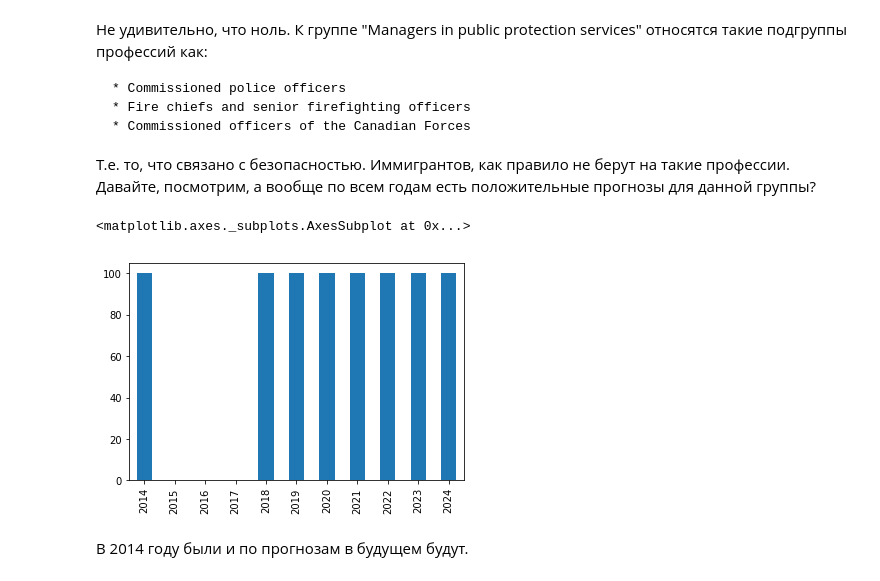
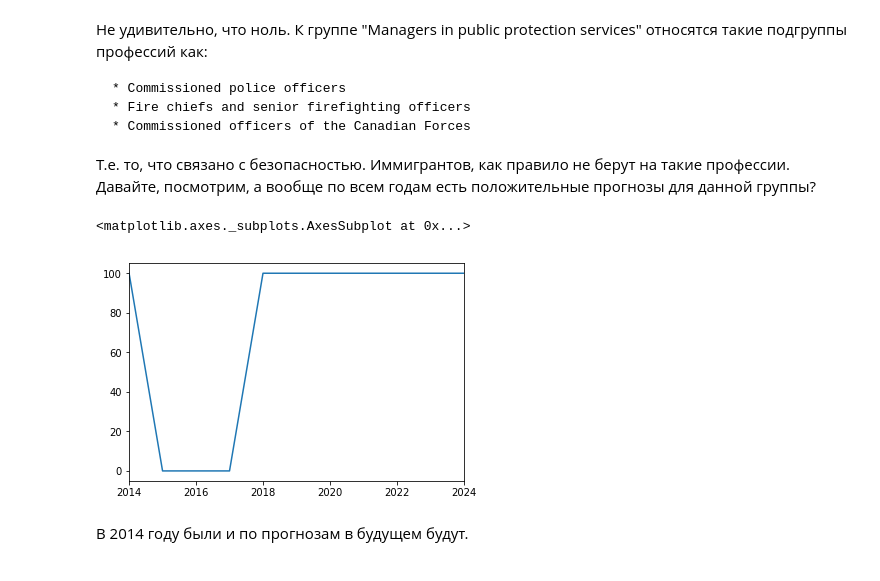
Before and after one commit to livestalker-archive/python-17, a Jupyter notebook: hw8/hw8.ipynb, the cells around one changed output. Cells and saved outputs as stored; diff of their text form; code cells hidden in the pictures.

```diff
--- a/hw8/hw8.ipynb
+++ b/hw8/hw8.ipynb
@@ -118,10 +143,10 @@ data[year][ix_min]
 Т.е. то, что связано с безопасностью. Иммигрантов, как правило не берут на такие профессии. Давайте, посмотрим,
 а вообще по всем годам есть положительные прогнозы для данной группы?
 # %%
-data.loc[ix_min].plot(kind='bar')
+data.loc[ix_min].plot()
 # %% [output]
 <matplotlib.axes._subplots.AxesSubplot at 0x...>
-[figure, old version]
+[figure, new version]
 # %% [markdown]
 В 2014 году были и по прогнозам в будущем будут.
 # %%
```
Also changed, not shown: parts of 8 cells of this notebook.
